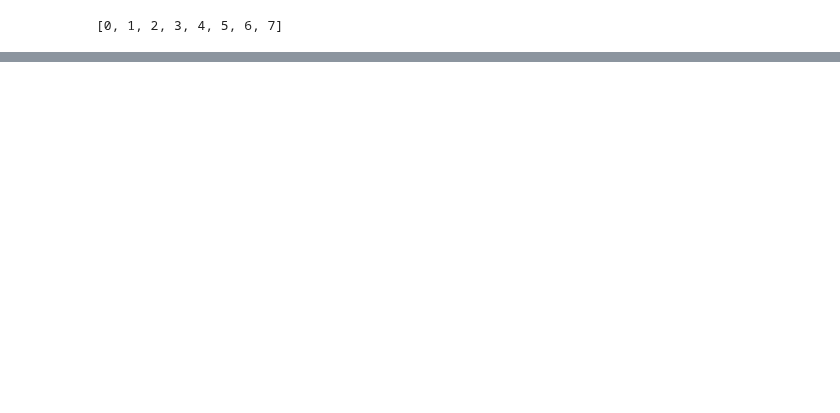
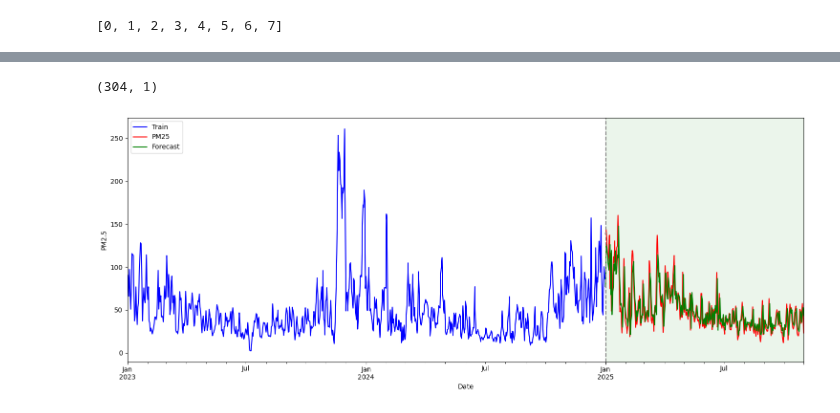
Before and after one commit to HoangHumg1210/Air_Quality-Analysis_HN, a Jupyter notebook: src/Models.ipynb, the cells around one changed output, grey strips where cells are left out. Saved outputs shown, nothing was run; the diff lists cells and outputs as text; code cells hidden in the pictures; blank space fills up the shorter version.

```diff
--- a/src/Models.ipynb
+++ b/src/Models.ipynb
@@ -211,11 +290,10 @@ plt.savefig('example_plot.png')
 # %%
-df_pm25_pred_wfv = pd.Series()  # Initialize as an empty Series instead of a list
+df_pm25_pred_wfv = pd.Series()
 history = df_pm25_train.copy()
 for i in range(len(df_pm25_test)):
-    model = ARIMA(history, order = (5, 1, 1)).fit()
+    model = ARIMA(history, order = (7, 0, 2)).fit()
     next_pred = model.forecast()
     df_pm25_pred_wfv = pd.concat([df_pm25_pred_wfv, pd.Series(next_pred)])
-    # Round the entire Series to 2 decimals
     df_pm25_pred_wfv = df_pm25_pred_wfv.round(2)
     history = pd.concat([history, df_pm25_test[next_pred.index]])
 # %%
@@ -245,0 +323,44 @@ plt.show()
+# %%
+# Đọc file test
+df_test = pd.read_csv(r"E:\Document\PROJECT_1\data\data_test.csv")
+
+# Chuẩn hóa cột thời gian
+df_test['Local Time'] = pd.to_datetime(df_test['Local Time'])
+df_test = df_test.set_index('Local Time').sort_index()
+
+# Lấy cột PM2.5, trung bình theo ngày, nội suy giá trị thiếu
+df_pm25_test = df_test[['PM25']].resample('D').mean().asfreq('D').interpolate()
+
+df_pm25_test.shape
+# %% [output]
+(304, 1)
+# %%
+y_train = df_pm25.astype(float)
+y_test  = df_pm25_test.astype(float)
+
+y_pred = []
+
+history = y_train.copy()
+
+for i in range(len(y_test)):
+    model = ARIMA(history, order=(7,0,2),
+                  enforce_stationarity=False,
+                  enforce_invertibility=False).fit()
+
+    next_fc = model.forecast(steps=1)
+    y_pred.append(float(next_fc.iloc[0]))
+
+    history = pd.concat([history, y_test.iloc[i:i+1]])
+
+# Convert sang Series với đúng index
+y_pred = pd.Series(y_pred, index=y_test.index)
+# %%
+# vẽ
+ax = y_train.plot(label='Train', figsize=(15,6), color='blue')
+y_test.plot(ax=ax, label='Test', color='red')
+y_pred.plot(ax=ax, label='Forecast', color='green')
+ax.axvline(y_test.index[0], ls='--', c='gray')
+ax.axvspan(y_test.index[0], y_test.index[-1], color='green', alpha=0.08)
+ax.set_ylabel('PM2.5'); ax.set_xlabel('Date'); ax.legend(); plt.tight_layout(); plt.show()
+# %% [output]
+[figure, added]
```
Also changed, not shown: parts of 26 cells of this notebook, 20 other files.
